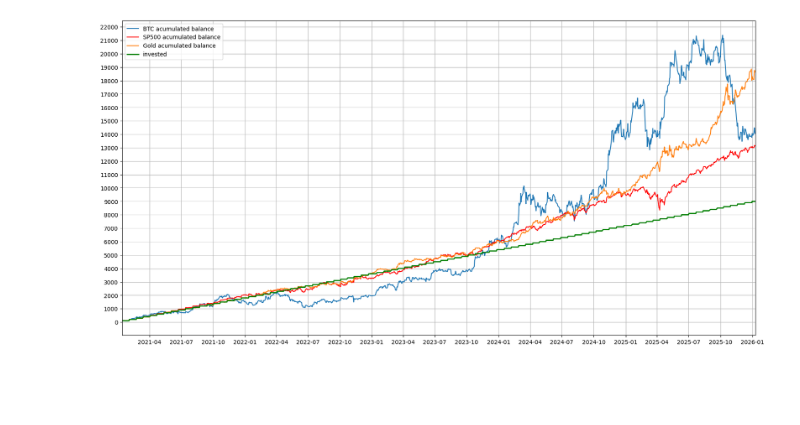
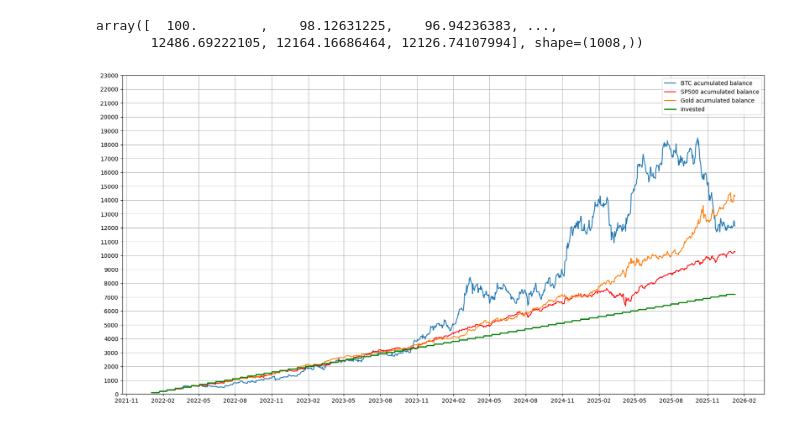
Before and after one commit to Andree33/Exploratory-Analisys-Data-Portfolio, a Jupyter notebook: bitcoin_acumutated.ipynb, the cells around one changed output. Drawn from its saved outputs; the diff is of its cells as text; code cells hidden in the pictures; blank space fills up the shorter version.

```diff
--- a/bitcoin_acumutated.ipynb
+++ b/bitcoin_acumutated.ipynb
@@ -67,5 +15,4 @@ df['date2'] = df['date']
 # %%
 df.set_index('date2', inplace=True)
 # %%
-# df = df.loc['2021-03':]
-np.array(df["date"])
+df = df.loc['2022':]
@@ -76,0 +40,27 @@ array(['2021-01-12T00:00:00.000000', '2021-01-13T00:00:00.000000',
+# %%
+size = len(df)
+btc_bal = np.empty(size)
+sp500_bal = np.empty(size)
+gold_bal = np.empty(size)
+invested = np.empty(size)
+
+btc_return = df["btc_return"].values
+sp500_return = df["sp500_return"].values
+gold_return = df["gold_return"].values
+
+for i in range(size):
+    if i == 0:
+        btc_bal[0] = 100
+        sp500_bal[0] = 100
+        gold_bal[0] = 100
+        invested[0] = 100
+        continue
+    elif i % 14 == 0:
+        btc_bal[i] = btc_bal[i-1] * (1 + btc_return[i-1]) + 100
+        sp500_bal[i] = sp500_bal[i-1] * (1 + sp500_return[i-1]) + 100
+        gold_bal[i] = gold_bal[i-1] * (1 + gold_return[i-1]) + 100
+    else:
+        btc_bal[i] = btc_bal[i-1] * (1 + btc_return[i-1])
+        sp500_bal[i] = sp500_bal[i-1] * (1 + sp500_return[i-1])
+        gold_bal[i] = gold_bal[i-1] * (1 + gold_return[i-1])
+    invested[i] = (1 + i // 14) * 100
@@ -83,15 +105,20 @@ Invested = np.array(df["Invested Balance"])
+# %%
+btc_bal
+# %% [output]
+array([  100.        ,    98.12631225,    96.94236383, ...,
+       12486.69222105, 12164.16686464, 12126.74107994], shape=(1008,))
 # %%
 fig, ax = plt.subplots(figsize=(20, 10))
 ax.plot(date, BTC_Balance, label='BTC acumulated balance')
 ax.plot(date, SP500_Balance, label='SP500 acumulated balance', color = 'red')
 ax.plot(date, Gold_Balance, label='Gold acumulated balance')
 ax.plot(date, Invested, linewidth=2, label = 'invested', color = 'green')
 ax.legend()
 ax.yaxis.set_major_locator(ticker.MultipleLocator(1000))
 ax.xaxis.set_major_locator(mdates.MonthLocator(interval=3))
-ax.set_xlim(date[0], date[-1])
-ax.grid(axis='y')
+ax.set_ylim(0, 23000)
+ax.grid(axis='y', label="Value (USD)")
 ax.grid(axis='x')
 plt.show()
 # %% [output]
-[figure, old version]
+[figure, new version]
```
Also changed, not shown: parts of 9 cells of this notebook.
